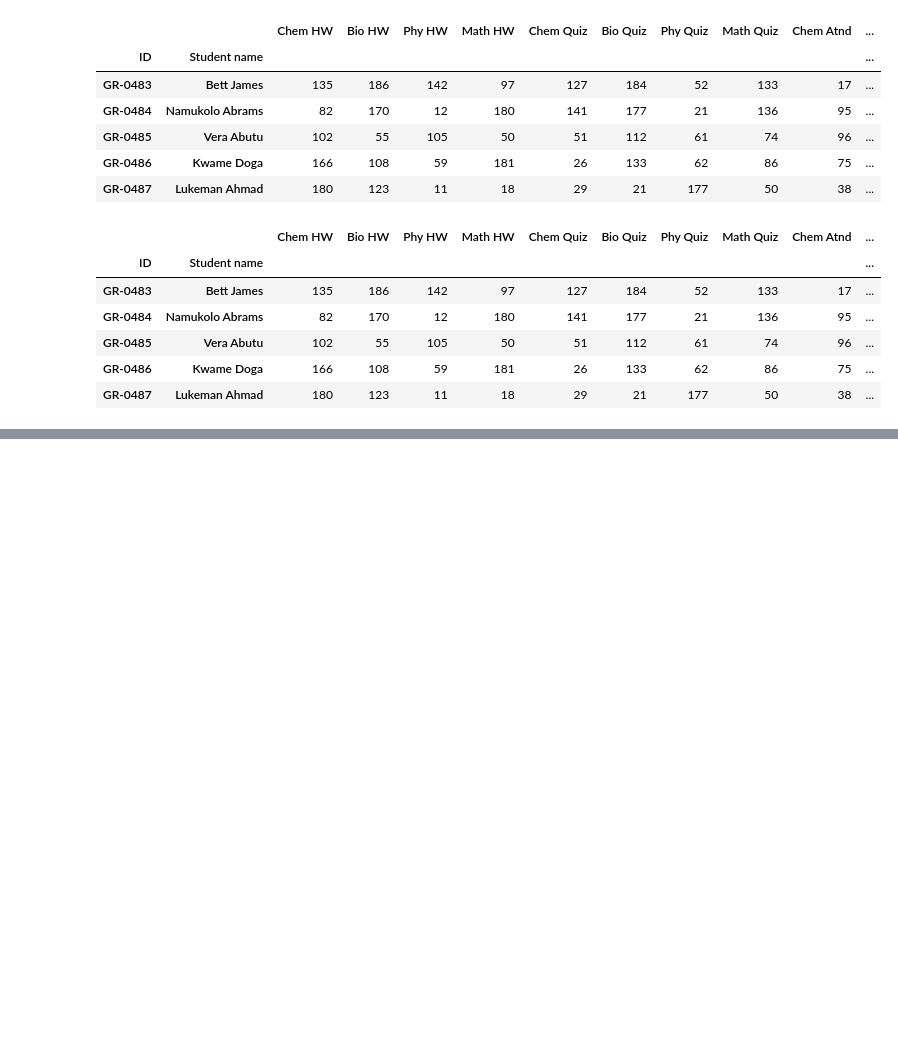
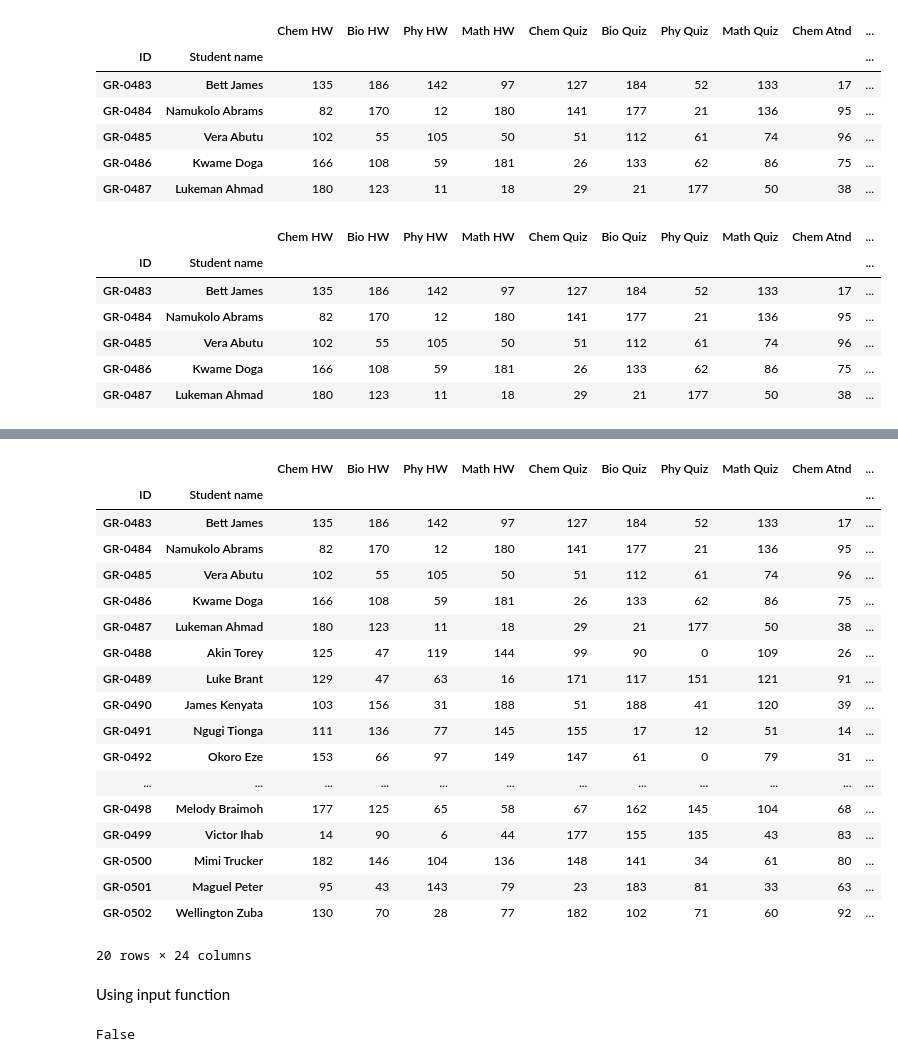
Before and after one commit to Code-with-jaycee/PYTHON-ACADEMY-COURSE-COMPLETION-PROJECT-COHORT-16-, a Jupyter notebook: main.ipynb, the cells around one changed output, grey strips where cells are left out. Saved outputs shown, nothing was run; the diff lists cells and outputs as text; code cells hidden in the pictures; blank space fills up the shorter version.

```diff
--- a/main.ipynb
+++ b/main.ipynb
@@ -187,0 +298,60 @@ final_data.head()
+# %%
+grades = {
+    85: "A",
+    75: "B",
+    65: "C",
+    55: "D",
+    50: "E",
+    0: "F",
+}
+
+def grade_mapping(value):
+    for key, letter in grades.items():
+        if value >= key:
+            return letter
+# %%
+letter_grades = final_data["Avg Score"].map(grade_mapping)
+final_data["Grades"] = pd.Categorical(
+    letter_grades, categories=grades.values(), ordered=True
+)
+# %%
+Status = {
+
+    "D": "Pass",
+    "E": "Retake",
+    "F": "Fail",
+
+}
+def status_mapping(value):
+    for letter, status in Status.items():
+        if value <= letter:
+            return status
+# %%
+Status_grading = final_data["Grades"].map(status_mapping)
+final_data["Status"] = pd.Categorical(
+    Status_grading, categories=Status.values(), ordered=True
+)
+# %%
+final_data
+# %% [output]
+|  |  | Chem HW | Bio HW | Phy HW | Math HW | Chem Quiz | Bio Quiz | Phy Quiz | Math Quiz | Chem Atnd | ... |
+| ID | Student name |  |  |  |  |  |  |  |  |  | ... |
+| GR-0483 | Bett James | 135 | 186 | 142 | 97 | 127 | 184 | 52 | 133 | 17 | ... |
+| GR-0484 | Namukolo Abrams | 82 | 170 | 12 | 180 | 141 | 177 | 21 | 136 | 95 | ... |
+| GR-0485 | Vera Abutu | 102 | 55 | 105 | 50 | 51 | 112 | 61 | 74 | 96 | ... |
+| GR-0486 | Kwame Doga | 166 | 108 | 59 | 181 | 26 | 133 | 62 | 86 | 75 | ... |
+| GR-0487 | Lukeman Ahmad | 180 | 123 | 11 | 18 | 29 | 21 | 177 | 50 | 38 | ... |
+| GR-0488 | Akin Torey | 125 | 47 | 119 | 144 | 99 | 90 | 0 | 109 | 26 | ... |
+| GR-0489 | Luke Brant | 129 | 47 | 63 | 16 | 171 | 117 | 151 | 121 | 91 | ... |
+| GR-0490 | James Kenyata | 103 | 156 | 31 | 188 | 51 | 188 | 41 | 120 | 39 | ... |
+| GR-0491 | Ngugi Tionga | 111 | 136 | 77 | 145 | 155 | 17 | 12 | 51 | 14 | ... |
+| GR-0492 | Okoro Eze | 153 | 66 | 97 | 149 | 147 | 61 | 0 | 79 | 31 | ... |
+| ... | ... | ... | ... | ... | ... | ... | ... | ... | ... | ... | ... |
+| GR-0498 | Melody Braimoh | 177 | 125 | 65 | 58 | 67 | 162 | 145 | 104 | 68 | ... |
+| GR-0499 | Victor Ihab | 14 | 90 | 6 | 44 | 177 | 155 | 135 | 43 | 83 | ... |
+| GR-0500 | Mimi Trucker | 182 | 146 | 104 | 136 | 148 | 141 | 34 | 61 | 80 | ... |
+| GR-0501 | Maguel Peter | 95 | 43 | 143 | 79 | 23 | 183 | 81 | 33 | 63 | ... |
+| GR-0502 | Wellington Zuba | 130 | 70 | 28 | 77 | 182 | 102 | 71 | 60 | 92 | ... |
+20 rows × 24 columns
+# %% [markdown]
+Using input function
@@ -187,0 +360,10 @@ final_data.head()
+# %%
+Student_name = str(input("Enter the name of the student: "))
+
+if Student_name == final_data["Student name"].any():
+
+        print("True")
+else:
+        print("False")
+# %% [output]
+False
```
Also changed, not shown: parts of 38 cells of this notebook.
